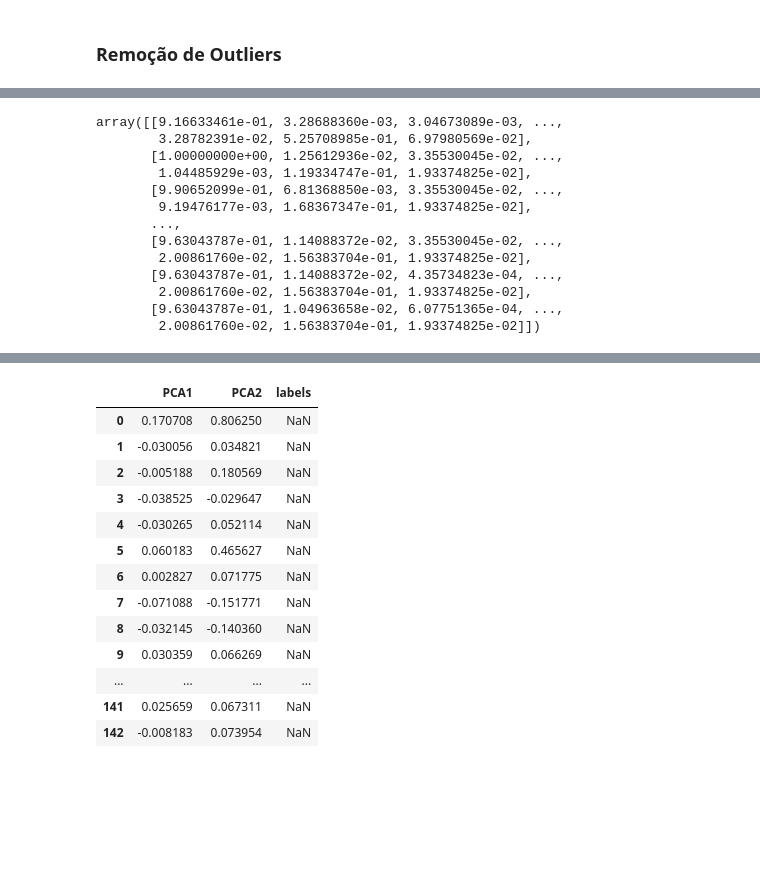
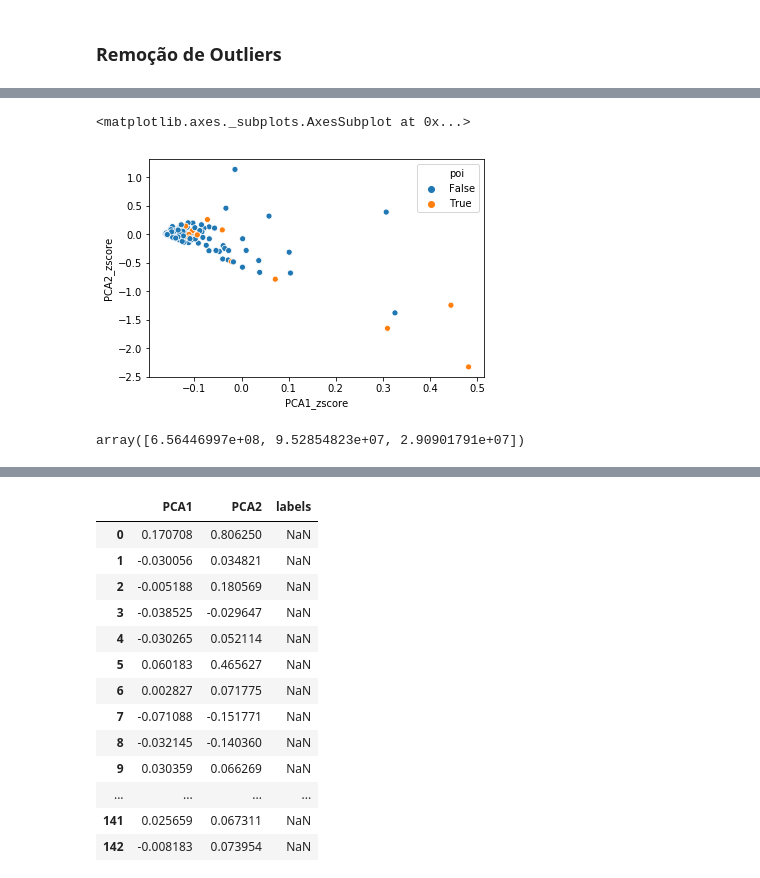
Before and after one commit to GabrielSGoncalves/udacity_nanodegree_datascience2, a Jupyter notebook: final_project/Projeto_Final_Nanodegree_DS_II_GabrielSGoncalves.ipynb, the cells around one changed output, grey strips where cells are left out. Drawn from its saved outputs; the diff is of its cells as text; code cells hidden in the pictures; blank space fills up the shorter version.

```diff
--- a/final_project/Projeto_Final_Nanodegree_DS_II_GabrielSGoncalves.ipynb
+++ b/final_project/Projeto_Final_Nanodegree_DS_II_GabrielSGoncalves.ipynb
@@ -343,18 +440,11 @@ sns.scatterplot(data=pca_df.drop('TOTAL'), x='PCA1', y='PCA2', hue='poi')
-# %%
-pca_df['labels'] = y
-# %%
-X
-# %% [output]
-array([[9.16633461e-01, 3.28688360e-03, 3.04673089e-03, ...,
-        3.28782391e-02, 5.25708985e-01, 6.97980569e-02],
-       [1.00000000e+00, 1.25612936e-02, 3.35530045e-02, ...,
-        1.04485929e-03, 1.19334747e-01, 1.93374825e-02],
-       [9.90652099e-01, 6.81368850e-03, 3.35530045e-02, ...,
-        9.19476177e-03, 1.68367347e-01, 1.93374825e-02],
-       ...,
-       [9.63043787e-01, 1.14088372e-02, 3.35530045e-02, ...,
-        2.00861760e-02, 1.56383704e-01, 1.93374825e-02],
-       [9.63043787e-01, 1.14088372e-02, 4.35734823e-04, ...,
-        2.00861760e-02, 1.56383704e-01, 1.93374825e-02],
-       [9.63043787e-01, 1.04963658e-02, 6.07751365e-04, ...,
-        2.00861760e-02, 1.56383704e-01, 1.93374825e-02]])
+# %%
+sns.scatterplot(data=pca_df.drop(['TOTAL', 'LAY KENNETH L']), x='PCA1_zscore', y='PCA2_zscore', hue='poi')
+# %% [output]
+<matplotlib.axes._subplots.AxesSubplot at 0x...>
+[figure, added]
+# %%
+pca = PCA(n_components=3)
+dim_red = pca.fit_transform(X)
+pca.singular_values_
+# %% [output]
+array([6.56446997e+08, 9.52854823e+07, 2.90901791e+07])
```
Also changed, not shown: parts of 24 cells of this notebook, 2 other files.
